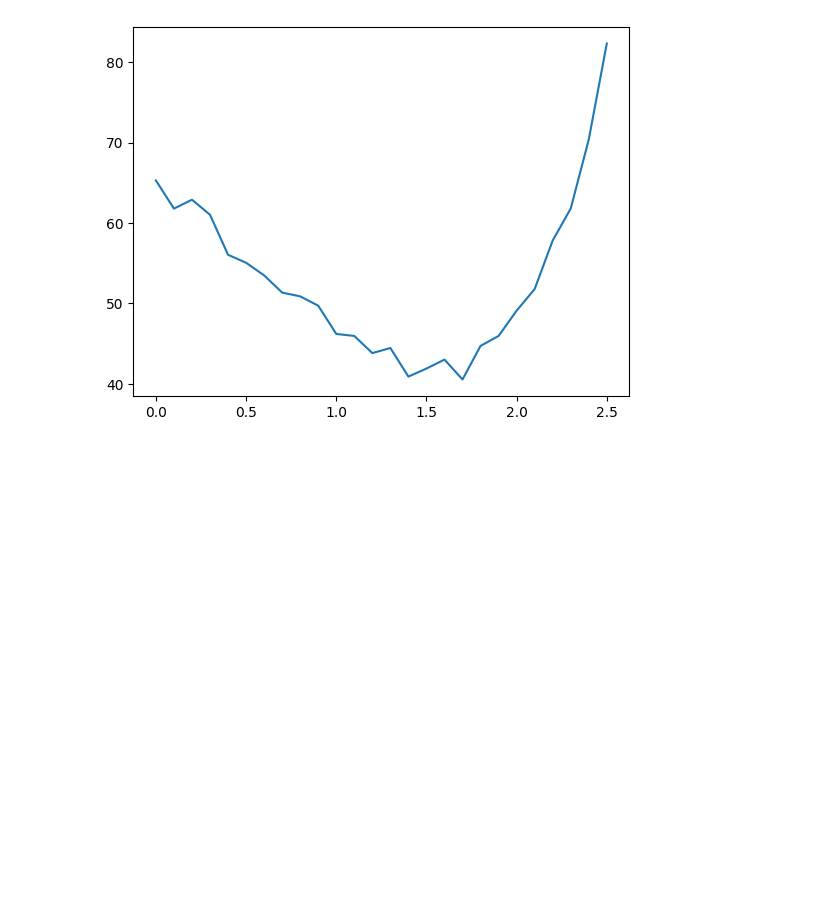
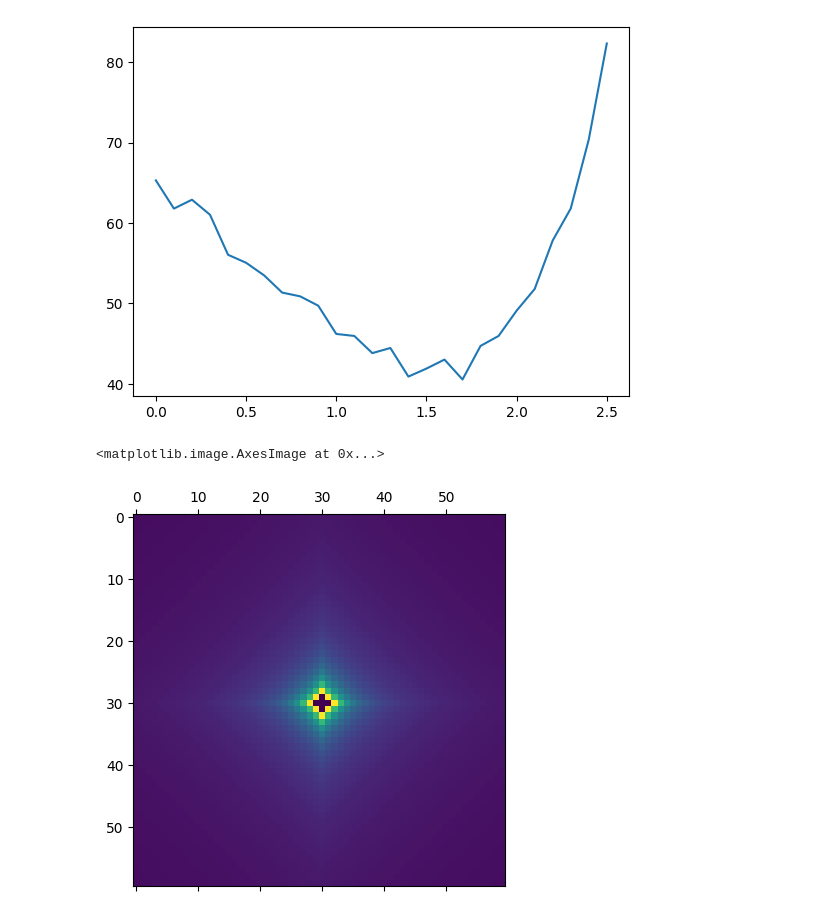
Before and after one commit to ricsi98/utvalasztas_verseny, a Jupyter notebook: baseline.ipynb, the cells around one changed output. Saved outputs shown, nothing was run; the diff lists cells and outputs as text; code cells hidden in the pictures; blank space fills up the shorter version.

```diff
--- a/baseline.ipynb
+++ b/baseline.ipynb
@@ -85,3 +85,25 @@ plt.plot(distances.keys(), [np.mean(distances[alpha]) for alpha in distances.key
 # %% [output]
 [<matplotlib.lines.Line2D at 0x...>]
 [figure]
+# %%
+N = 30
+alpha = 1
+
+precomputed = np.zeros((N*2, N*2))
+for i in range(N*2):
+    for j in range(N*2):
+        precomputed[i, j] = manhattan(i,j, N, N)
+
+precomputed_proba = np.zeros((N*2, N*2))
+for i in range(N*2):
+    for j in range(N*2):
+        d = precomputed[i, j]
+        if d <= 1:
+            continue
+        precomputed_proba[i, j] = d ** -alpha
+
+
+plt.matshow(precomputed_proba)
+# %% [output]
+<matplotlib.image.AxesImage at 0x...>
+[figure, added]
```
Also changed, not shown: parts of 2 cells of this notebook.
